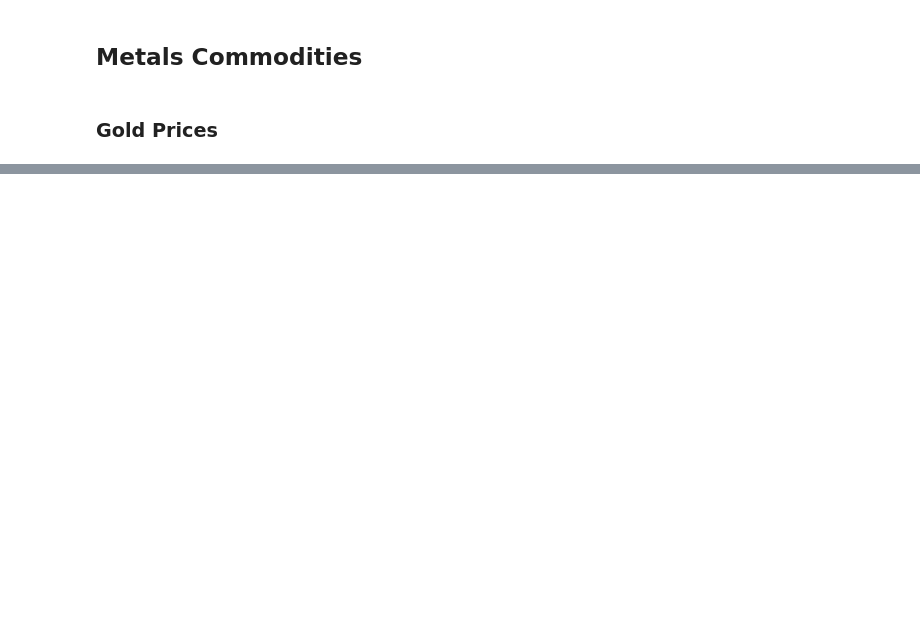
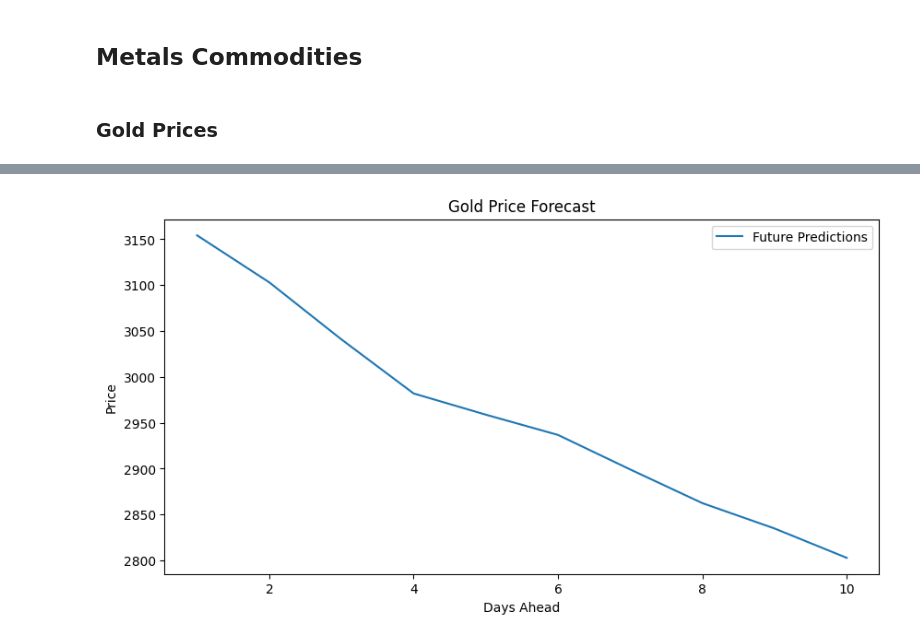
Before and after one commit to KurtisZ18/Predicting-Commodities, a Jupyter notebook: Commodity_Predictions.ipynb, the cells around one changed output, grey strips where cells are left out. Saved outputs shown, nothing was run; the diff lists cells and outputs as text; code cells hidden in the pictures; blank space fills up the shorter version.

```diff
--- a/Commodity_Predictions.ipynb
+++ b/Commodity_Predictions.ipynb
@@ -364,3 +528,12 @@ Day 10: 501.85
 ## Metals Commodities
 # %% [markdown]
 ### Gold Prices
+# %%
+gold_df = yf.download("GC=F", start="2015-01-01", end=today)
+
+gold_df = pd.DataFrame(gold_df['Close'])
+gold_df.columns = ['Gold_Price']
+gold_df = gold_df.reset_index()
+gold_df['Date'] = pd.to_datetime(gold_df['Date'])
+
+gold_df.head()
@@ -366,0 +613,29 @@ Day 10: 501.85
+# %%
+def predict_future_prices(model, last_sequence, n_days, scaler):
+  future_predictions = []
+  current_input = last_sequence.copy()
+
+  for _ in range(n_days):
+      # Reshape current_input to (1, window_size)
+      prediction = model.predict(current_input.reshape(1, -1))[0][0]
+      future_predictions.append(prediction)
+      current_input = np.append(current_input[1:], prediction)
+
+  predicted_prices = scaler.inverse_transform(np.array(future_predictions).reshape(-1, 1))
+  return predicted_prices
+
+last_sequence = gold_df['Scaled_Price'].values[-window_size:]
+future_prices = predict_future_prices(model, last_sequence, n_days=10, scaler=scaler)
+
+for i, price in enumerate(future_prices, 1):
+    print(f"Day {i}: {price[0]:.2f}")
+
+
+plt.figure(figsize=(10, 5))
+plt.plot(range(1, len(future_prices) + 1), future_prices, label='Future Predictions')
+plt.title("Gold Price Forecast")
+plt.xlabel("Days Ahead")
+plt.ylabel("Price")
+plt.legend()
+plt.show()
+# %% [output]
@@ -366,0 +662 @@ Day 10: 501.85
+[figure, added]
```
Also changed, not shown: parts of 17 cells of this notebook.
